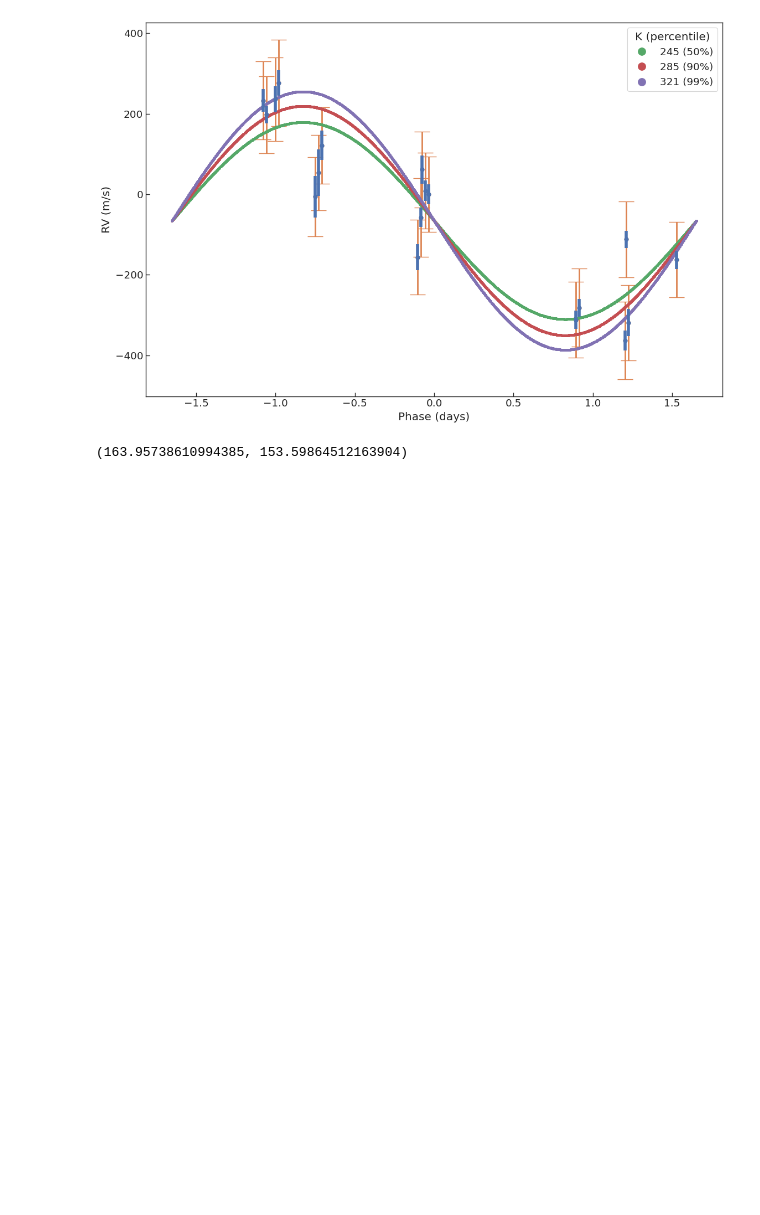
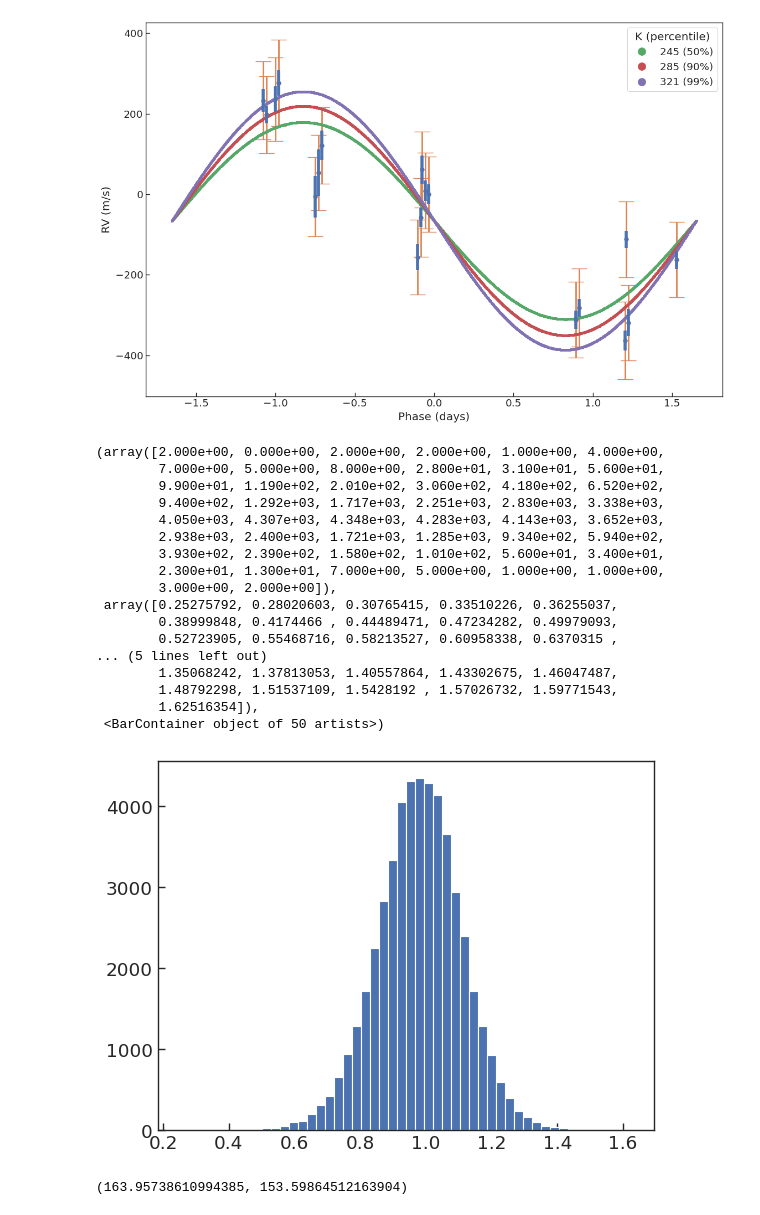
Before and after one commit to jpdeleon/toi5671, a Jupyter notebook: notebooks/RV_fit_pytransit.ipynb, the cells around one changed output. Drawn from its saved outputs; the diff is of its cells as text; code cells hidden in the pictures; blank space fills up the shorter version.

```diff
--- a/notebooks/RV_fit_pytransit.ipynb
+++ b/notebooks/RV_fit_pytransit.ipynb
@@ -425,6 +458,39 @@ def get_Mp_from_K(Porb_samples, Ms_samples, K_samples, e=0, inc=np.pi/2):
     K = K_samples*(u.m/u.second)
     Mp_samples = ((P*Ms**2)/(2*np.pi*c.G))**(1/3)*(K*(1-e**2)**0.5)/np.sin(inc)
     return Mp_samples
+# %%
+Mstar = (0.4, 0.01)
+Porb = (3.3, 1e-4)
+
+K_samples = lpf.posterior_samples().rv_k_1.values
+N = len(K_samples)
+Ms_samples = np.random.rand(N)*Mstar[1]+Mstar[0]
+Porb_samples = np.random.rand(N)*Porb[1]+Porb[0]
+e_samples = np.zeros_like(K_samples)
+inc_samples = np.ones_like(Ms_samples)*np.pi/2
+
+Mp_samples = get_Mp_from_K(Porb_samples, Ms_samples, K_samples, e=e_samples, inc=inc_samples)
+# %%
+pl.hist(Mp_samples.to(u.Mjup).value, bins=50)
+# %% [output]
+(array([2.000e+00, 0.000e+00, 2.000e+00, 2.000e+00, 1.000e+00, 4.000e+00,
+        7.000e+00, 5.000e+00, 8.000e+00, 2.800e+01, 3.100e+01, 5.600e+01,
+        9.900e+01, 1.190e+02, 2.010e+02, 3.060e+02, 4.180e+02, 6.520e+02,
+        9.400e+02, 1.292e+03, 1.717e+03, 2.251e+03, 2.830e+03, 3.338e+03,
+        4.050e+03, 4.307e+03, 4.348e+03, 4.283e+03, 4.143e+03, 3.652e+03,
+        2.938e+03, 2.400e+03, 1.721e+03, 1.285e+03, 9.340e+02, 5.940e+02,
+        3.930e+02, 2.390e+02, 1.580e+02, 1.010e+02, 5.600e+01, 3.400e+01,
+        2.300e+01, 1.300e+01, 7.000e+00, 5.000e+00, 1.000e+00, 1.000e+00,
+        3.000e+00, 2.000e+00]),
+ array([0.25275792, 0.28020603, 0.30765415, 0.33510226, 0.36255037,
+        0.38999848, 0.4174466 , 0.44489471, 0.47234282, 0.49979093,
+        0.52723905, 0.55468716, 0.58213527, 0.60958338, 0.6370315 ,
+... (5 lines left out)
+        1.35068242, 1.37813053, 1.40557864, 1.43302675, 1.46047487,
+        1.48792298, 1.51537109, 1.5428192 , 1.57026732, 1.59771543,
+        1.62516354]),
+ <BarContainer object of 50 artists>)
+[figure, added]
 # %%
 import astropy.units as u
 import astropy.constants as c
```
Also changed, not shown: parts of 12 cells of this notebook, 14 other files.
